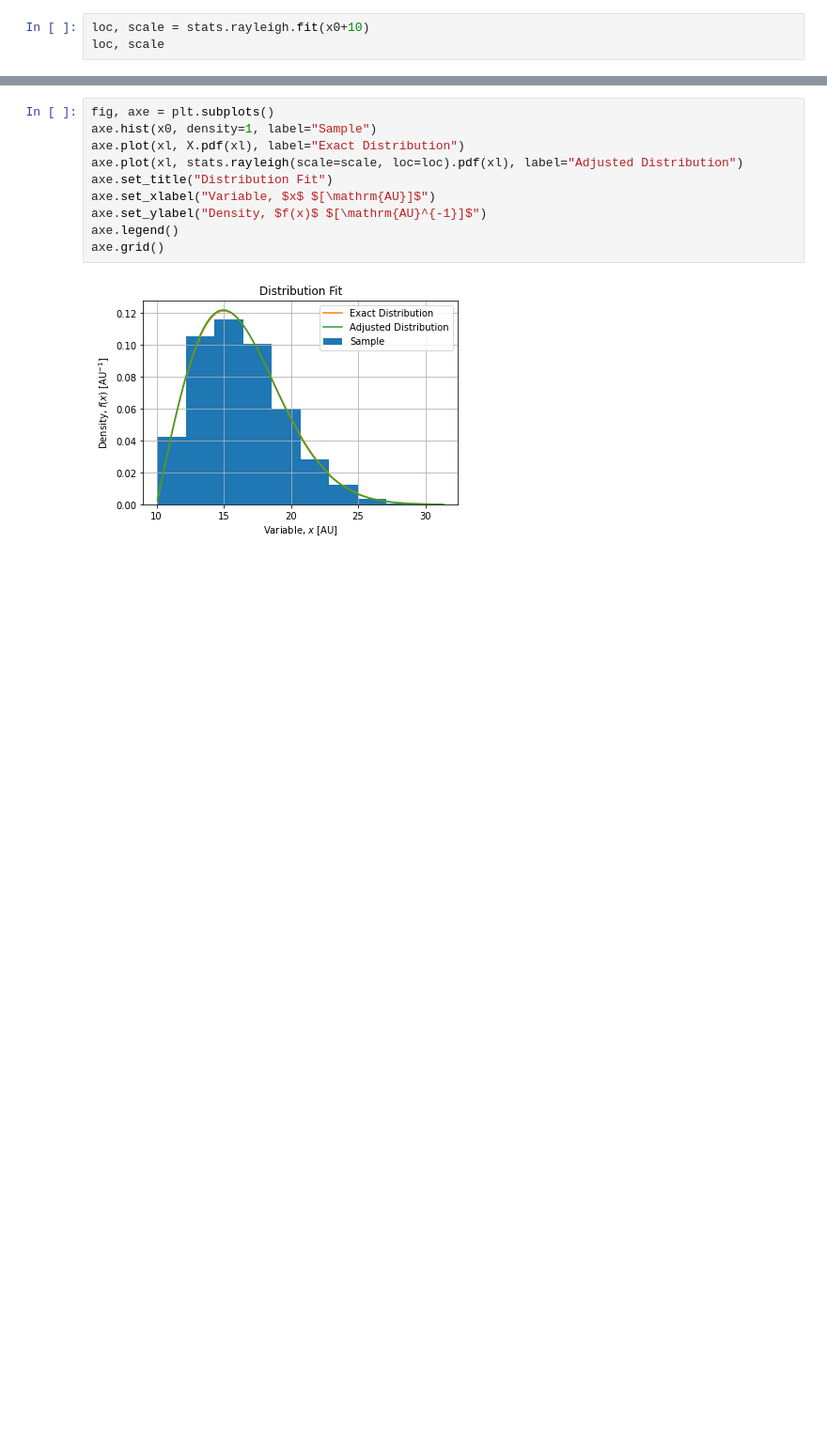
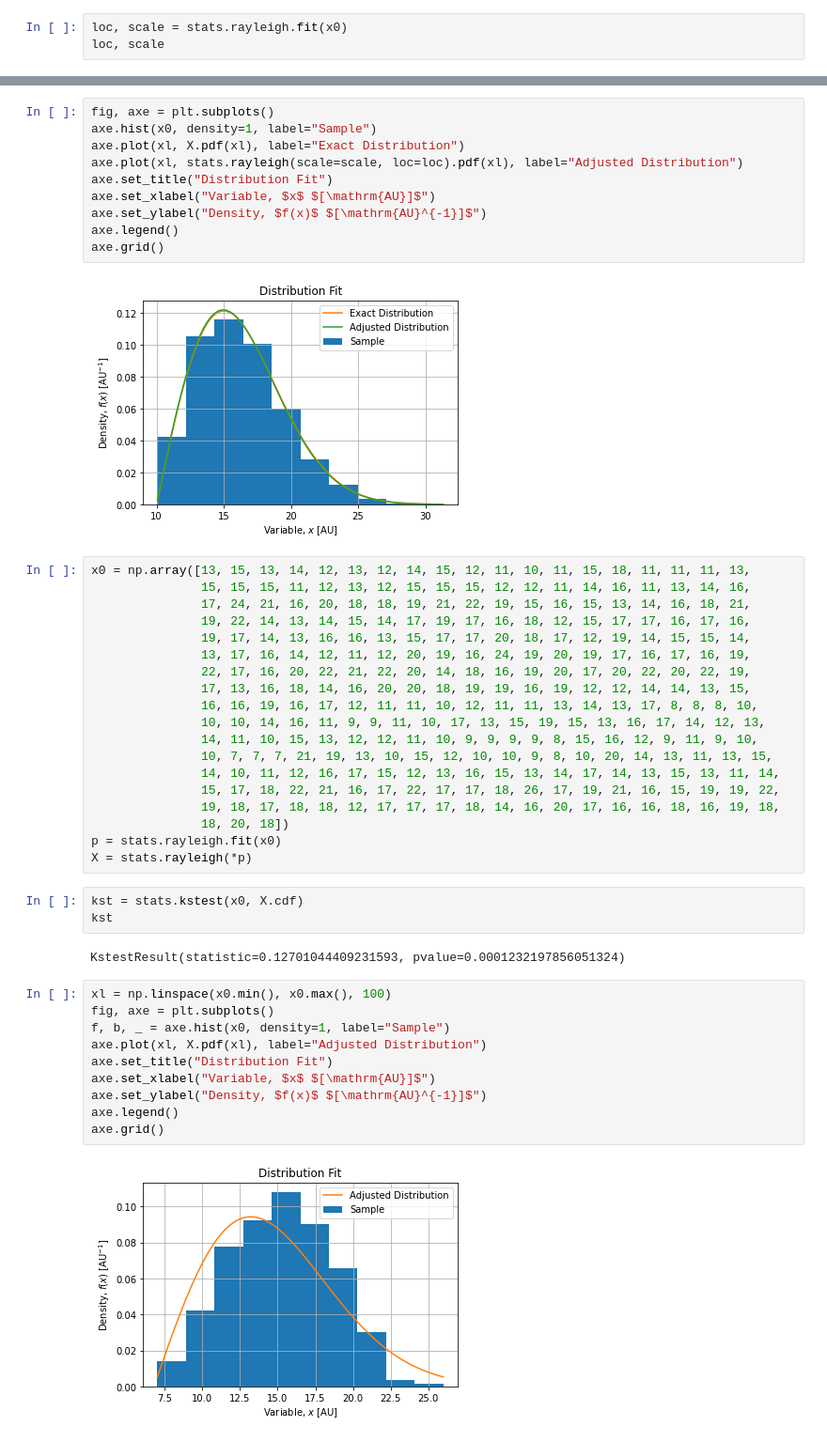
Before and after one commit to jlandercy/cookbook, a Jupyter notebook: python/stackoverflow/RayleighFit.ipynb, the cells around one changed output, grey strips where cells are left out. Shown at 94% size. Saved outputs shown, nothing was run; the diff lists cells and outputs as text; blank space fills up the shorter version.

```diff
--- a/python/stackoverflow/RayleighFit.ipynb
+++ b/python/stackoverflow/RayleighFit.ipynb
@@ -12,6 +12,6 @@ x0 = X.rvs(size=10000, random_state=123)
 # %%
 xl = np.linspace(x0.min(), x0.max(), 100)
 # %%
-loc, scale = stats.rayleigh.fit(x0+10)
+loc, scale = stats.rayleigh.fit(x0)
 loc, scale
 # %% [output]
@@ -28,3 +28,39 @@ axe.legend()
 axe.grid()
 # %% [output]
 [figure]
+# %%
+x0 = np.array([13, 15, 13, 14, 12, 13, 12, 14, 15, 12, 11, 10, 11, 15, 18, 11, 11, 11, 13,
+               15, 15, 15, 11, 12, 13, 12, 15, 15, 15, 12, 12, 11, 14, 16, 11, 13, 14, 16,
+               17, 24, 21, 16, 20, 18, 18, 19, 21, 22, 19, 15, 16, 15, 13, 14, 16, 18, 21,
+               19, 22, 14, 13, 14, 15, 14, 17, 19, 17, 16, 18, 12, 15, 17, 17, 16, 17, 16,
+               19, 17, 14, 13, 16, 16, 13, 15, 17, 17, 20, 18, 17, 12, 19, 14, 15, 15, 14,
+               13, 17, 16, 14, 12, 11, 12, 20, 19, 16, 24, 19, 20, 19, 17, 16, 17, 16, 19,
+               22, 17, 16, 20, 22, 21, 22, 20, 14, 18, 16, 19, 20, 17, 20, 22, 20, 22, 19,
+               17, 13, 16, 18, 14, 16, 20, 20, 18, 19, 19, 16, 19, 12, 12, 14, 14, 13, 15,
+               16, 16, 19, 16, 17, 12, 11, 11, 10, 12, 11, 11, 13, 14, 13, 17, 8, 8, 8, 10,
+               10, 10, 14, 16, 11, 9, 9, 11, 10, 17, 13, 15, 19, 15, 13, 16, 17, 14, 12, 13,
+               14, 11, 10, 15, 13, 12, 12, 11, 10, 9, 9, 9, 9, 8, 15, 16, 12, 9, 11, 9, 10,
+               10, 7, 7, 7, 21, 19, 13, 10, 15, 12, 10, 10, 9, 8, 10, 20, 14, 13, 11, 13, 15,
+               14, 10, 11, 12, 16, 17, 15, 12, 13, 16, 15, 13, 14, 17, 14, 13, 15, 13, 11, 14,
+               15, 17, 18, 22, 21, 16, 17, 22, 17, 17, 18, 26, 17, 19, 21, 16, 15, 19, 19, 22,
+               19, 18, 17, 18, 18, 12, 17, 17, 17, 18, 14, 16, 20, 17, 16, 16, 18, 16, 19, 18,
+               18, 20, 18])
+p = stats.rayleigh.fit(x0)
+X = stats.rayleigh(*p)
+# %%
+kst = stats.kstest(x0, X.cdf)
+kst
+# %% [output]
+KstestResult(statistic=0.12701044409231593, pvalue=0.0001232197856051324)
+# %%
+xl = np.linspace(x0.min(), x0.max(), 100)
+fig, axe = plt.subplots()
+f, b, _ = axe.hist(x0, density=1, label="Sample")
+axe.plot(xl, X.pdf(xl), label="Adjusted Distribution")
+axe.set_title("Distribution Fit")
+axe.set_xlabel("Variable, $x$ $[\mathrm{AU}]$")
+axe.set_ylabel("Density, $f(x)$ $[\mathrm{AU}^{-1}]$")
+axe.legend()
+axe.grid()
+# %% [output]
+[figure, added]
```
Also changed, not shown: parts of 3 cells of this notebook, 1 other file.
